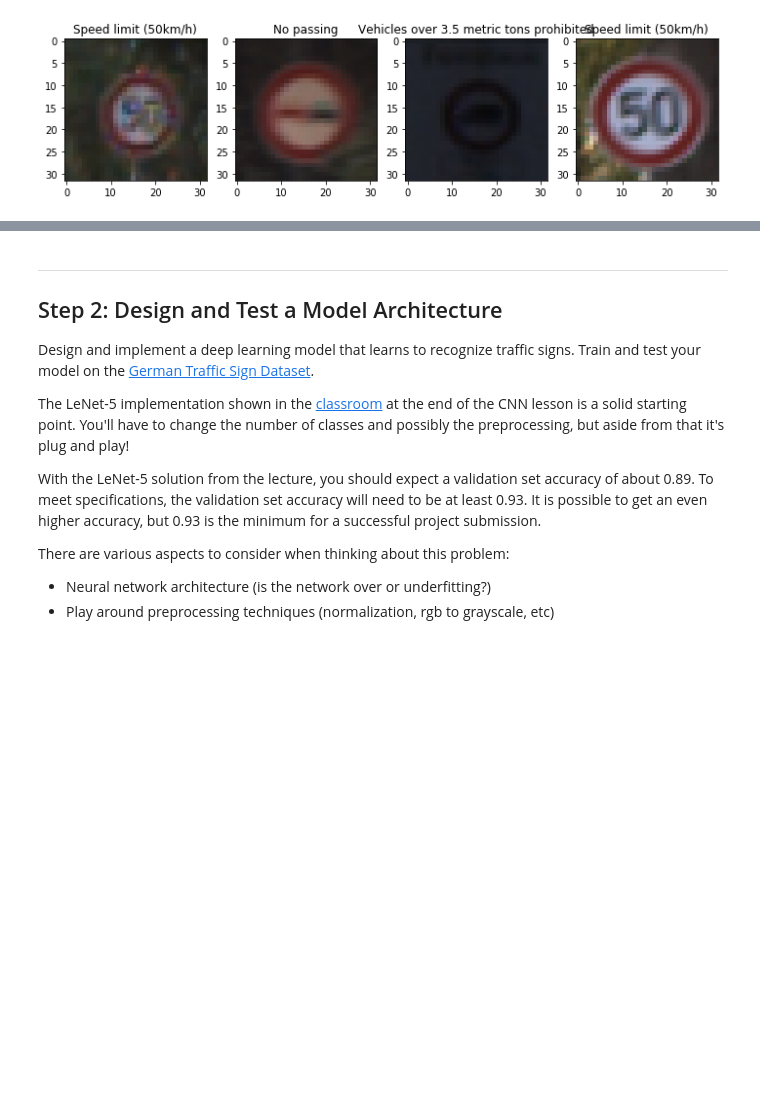
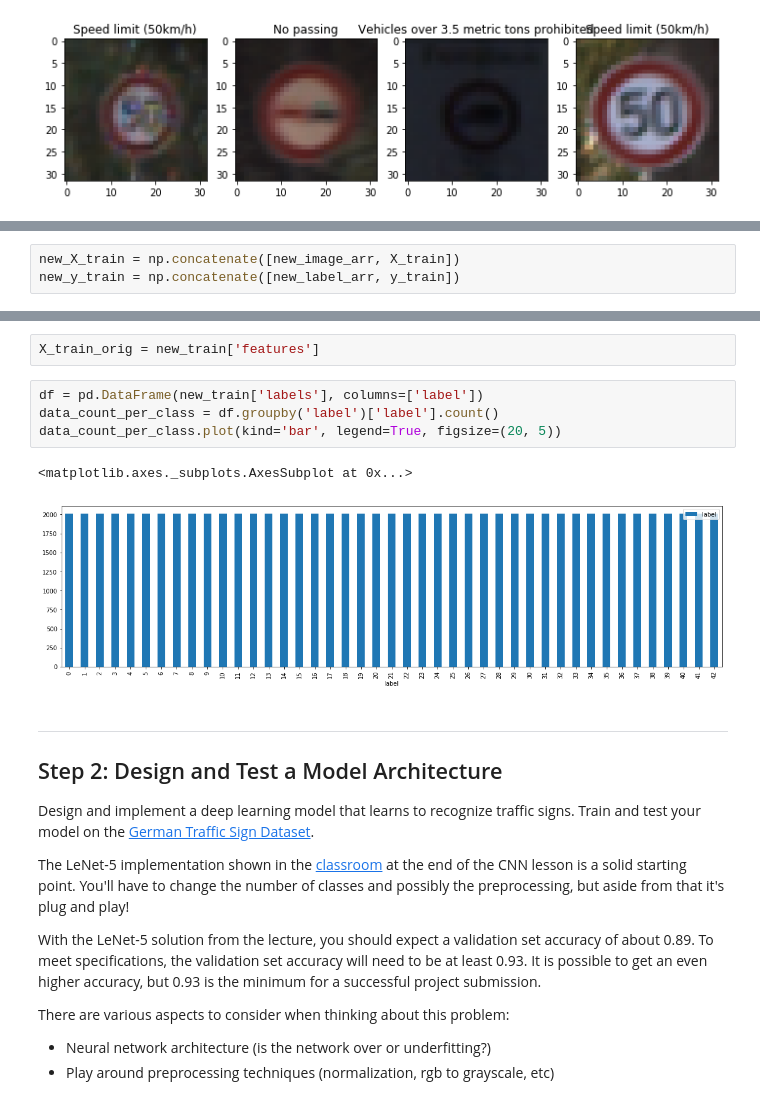
Before and after one commit to mehrshadshams/CarND-Traffic-Sign-Classifier-Project, a Jupyter notebook: Traffic_Sign_Classifier.ipynb, the cells around one changed output, grey strips where cells are left out. Drawn from its saved outputs; the diff is of its cells as text; blank space fills up the shorter version.

```diff
--- a/Traffic_Sign_Classifier.ipynb
+++ b/Traffic_Sign_Classifier.ipynb
@@ -128,0 +175,3 @@ df.groupby('label')['label'].count().plot(kind='bar', legend=True, figsize=(10,
+# %%
+new_X_train = np.concatenate([new_image_arr, X_train])
+new_y_train = np.concatenate([new_label_arr, y_train])
@@ -129,3 +197,12 @@ df.groupby('label')['label'].count().plot(kind='bar', legend=True, figsize=(10,
+# %%
+X_train_orig = new_train['features']
+# %%
+df = pd.DataFrame(new_train['labels'], columns=['label'])
+data_count_per_class = df.groupby('label')['label'].count()
+data_count_per_class.plot(kind='bar', legend=True, figsize=(20, 5))
+# %% [output]
+<matplotlib.axes._subplots.AxesSubplot at 0x...>
+[figure, added]
 # %% [markdown]
 ----
 
```
Also changed, not shown: parts of 30 cells of this notebook, 6 other files.
